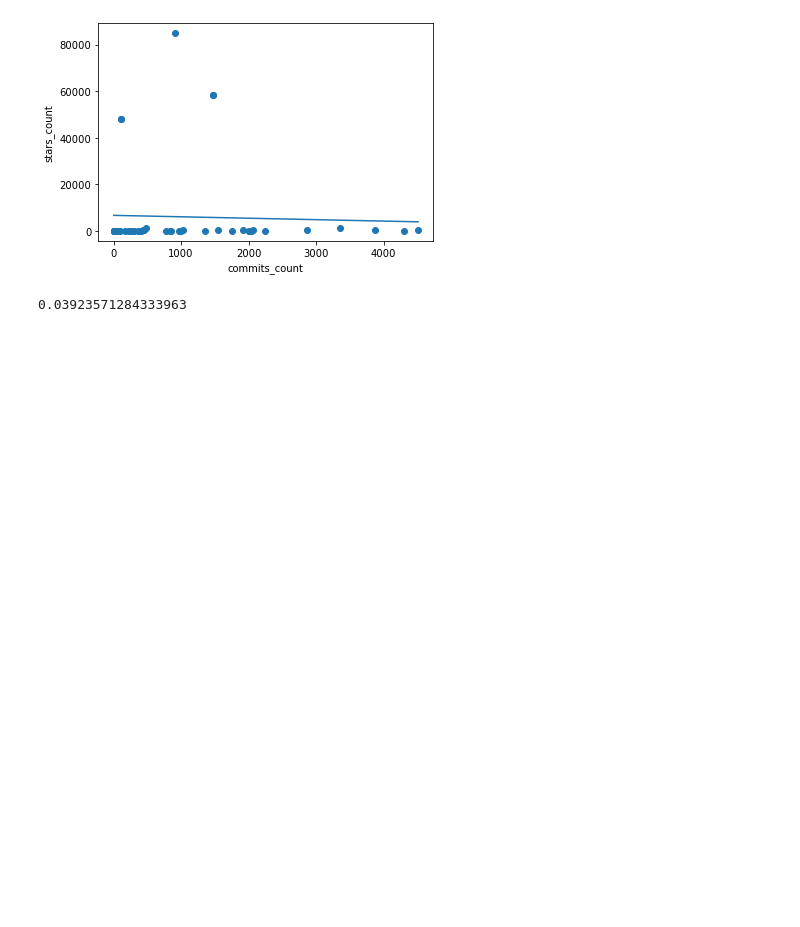
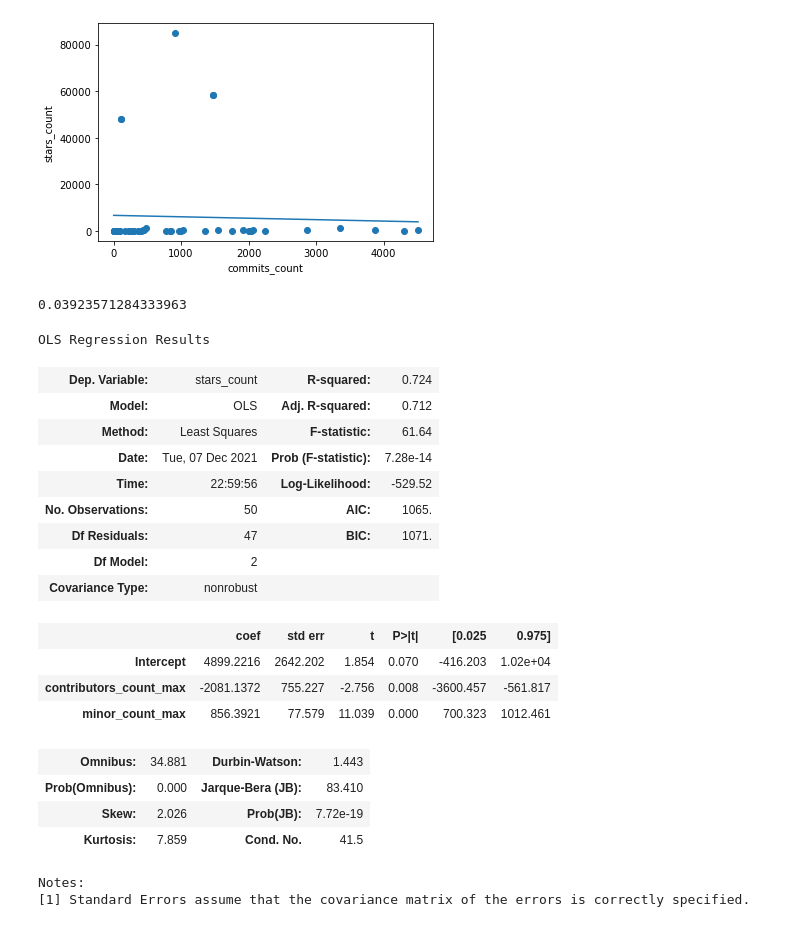
Before and after one commit to hli122/ECS260_code, a Jupyter notebook: final.ipynb, the cells around one changed output. Drawn from its saved outputs; the diff is of its cells as text; code cells hidden in the pictures; blank space fills up the shorter version.

```diff
--- a/final.ipynb
+++ b/final.ipynb
@@ -98,3 +98,27 @@ corr, p = pearsonr(data2['stars_count'], y_hat)
 print(corr)
 # %% [output]
 0.03923571284333963
+# %%
+reg_ctrb = smf.ols('stars_count ~ 1 + contributors_count_max + minor_count_max', data=data2).fit()
+reg_ctrb.summary()
+# %% [output]
+OLS Regression Results
+| Dep. Variable: | stars_count | R-squared: | 0.724 |
+| Model: | OLS | Adj. R-squared: | 0.712 |
+| Method: | Least Squares | F-statistic: | 61.64 |
+| Date: | Tue, 07 Dec 2021 | Prob (F-statistic): | 7.28e-14 |
+| Time: | 22:59:56 | Log-Likelihood: | -529.52 |
+| No. Observations: | 50 | AIC: | 1065. |
+| Df Residuals: | 47 | BIC: | 1071. |
+| Df Model: | 2 |  |  |
+| Covariance Type: | nonrobust |  |  |
+|  | coef | std err | t | P>|t| | [0.025 | 0.975] |
+| Intercept | 4899.2216 | 2642.202 | 1.854 | 0.070 | -416.203 | 1.02e+04 |
+| contributors_count_max | -2081.1372 | 755.227 | -2.756 | 0.008 | -3600.457 | -561.817 |
+| minor_count_max | 856.3921 | 77.579 | 11.039 | 0.000 | 700.323 | 1012.461 |
+| Omnibus: | 34.881 | Durbin-Watson: | 1.443 |
+| Prob(Omnibus): | 0.000 | Jarque-Bera (JB): | 83.410 |
+| Skew: | 2.026 | Prob(JB): | 7.72e-19 |
+| Kurtosis: | 7.859 | Cond. No. | 41.5 |
+Notes:
+[1] Standard Errors assume that the covariance matrix of the errors is correctly specified.
```
Also changed, not shown: parts of 2 cells of this notebook.
